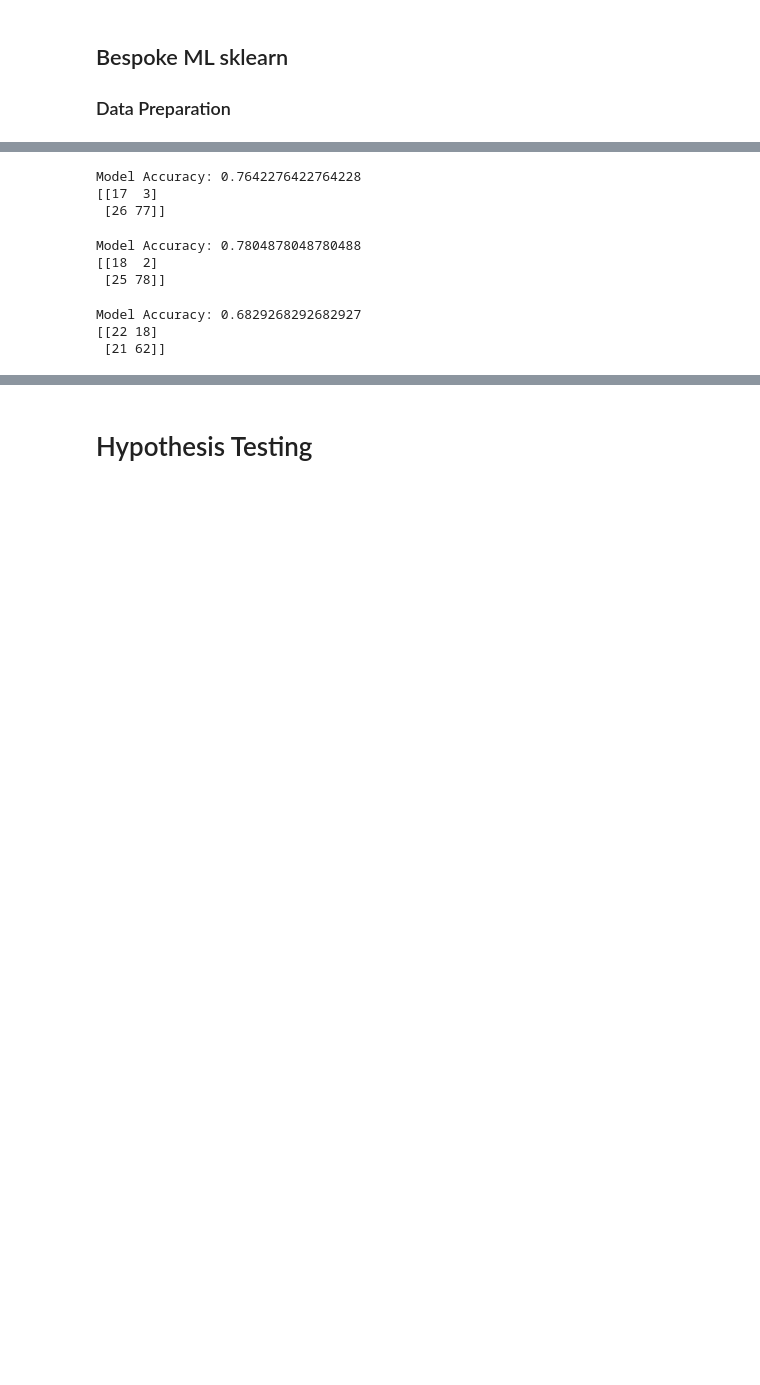
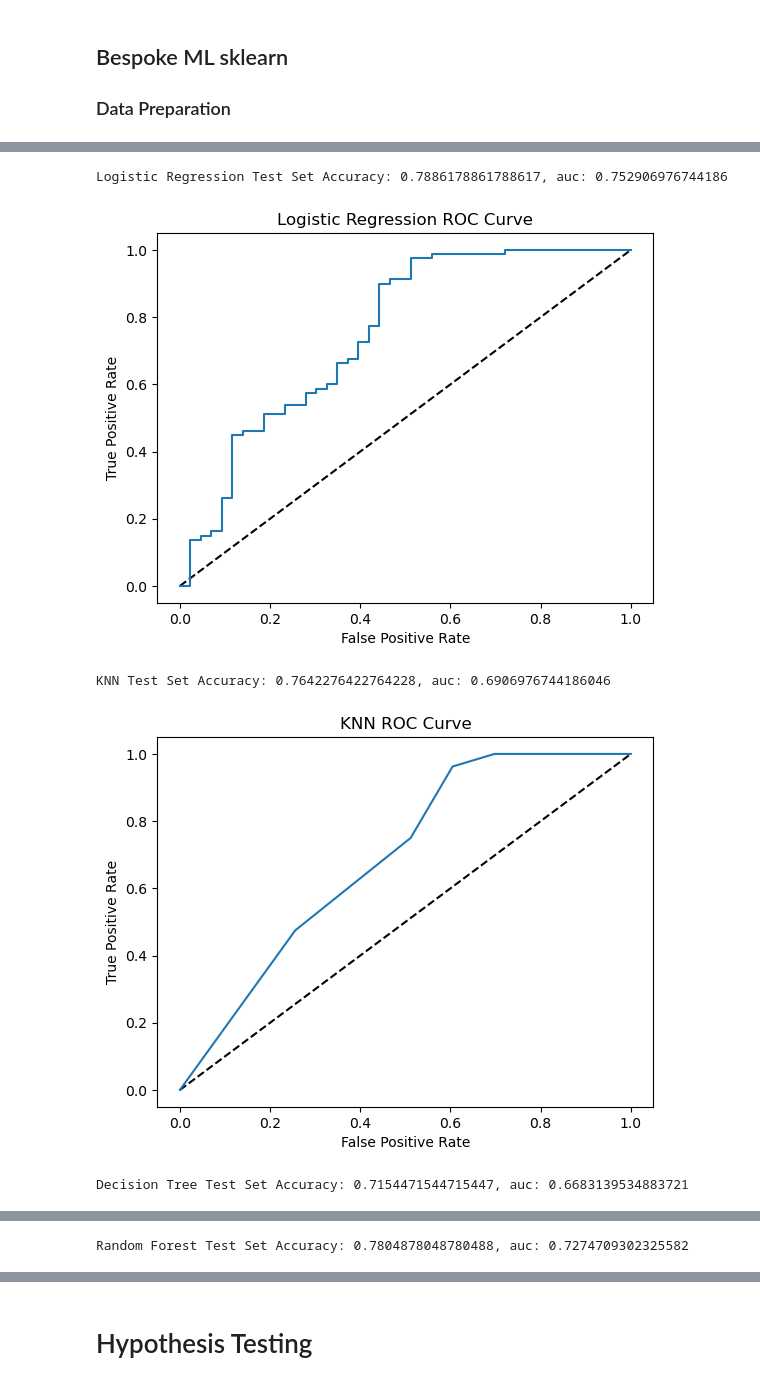
Before and after one commit to Rui-Huang-dotcom/Standard-Bank-Virtual-Experience-Programme, a Jupyter notebook: loan.ipynb, the cells around one changed output, grey strips where cells are left out. Saved outputs shown, nothing was run; the diff lists cells and outputs as text; code cells hidden in the pictures; blank space fills up the shorter version.

```diff
--- a/loan.ipynb
+++ b/loan.ipynb
@@ -513,5 +422,5 @@ X_train, X_test, y_train, y_test = train_test_split(X, y, test_size=0.2, random_
 
 ### Scale Here ###
 scaler = StandardScaler()
-X_train = scaler.fit_transform(X_train)
-X_test = scaler.transform(X_test)
+X_train_scaled = scaler.fit_transform(X_train)
+X_test_scaled = scaler.transform(X_test)
@@ -590,48 +427,23 @@ Model Accuracy: 0.7967479674796748
-# %%
-# train
-from sklearn.neighbors import KNeighborsClassifier
-clf = KNeighborsClassifier()
-clf.fit(X_train, y_train)
-
-# predict
-predictions_clf = clf.predict(X_test)
-
-print('Model Accuracy:', accuracy_score(predictions_clf, y_test))
-
-print(confusion_matrix(predictions_clf, y_test))
-# %% [output]
-Model Accuracy: 0.7642276422764228
-[[17  3]
- [26 77]]
-# %%
-# train
-from sklearn.ensemble import RandomForestClassifier
-clf = RandomForestClassifier()
-clf.fit(X_train, y_train)
-
-# predict
-predictions_clf = clf.predict(X_test)
-
-print('Model Accuracy:', accuracy_score(predictions_clf, y_test))
-
-print(confusion_matrix(predictions_clf, y_test))
-# %% [output]
-Model Accuracy: 0.7804878048780488
-[[18  2]
- [25 78]]
-# %%
-# train
-from sklearn import tree
-clf = tree.DecisionTreeClassifier()
-clf.fit(X_train, y_train)
-
-# predict
-predictions_clf = clf.predict(X_test)
-
-print('Model Accuracy:', accuracy_score(predictions_clf, y_test))
-
-print(confusion_matrix(predictions_clf, y_test))
-# %% [output]
-Model Accuracy: 0.6829268292682927
-[[22 18]
- [21 62]]
+# %%
+models = {"Logistic Regression": LogisticRegression(), "KNN": KNeighborsClassifier(),
+          "Decision Tree": DecisionTreeClassifier(),
+         "Random Forest": RandomForestClassifier()}
+
+for name, model in models.items():
+    model.fit(X_train_scaled, y_train)
+    test_score = model.score(X_test_scaled, y_test)
+    auc = roc_auc_score(y_test, model.predict_proba(X_test_scaled)[:, 1])
+    print("{} Test Set Accuracy: {}, auc: {}".format(name, test_score, auc))
+    fpr, tpr, thresholds = roc_curve(y_test, model.predict_proba(X_test_scaled)[:, 1])
+    plt.plot([0, 1], [0, 1], 'k--')
+    plt.plot(fpr, tpr)
+    plt.xlabel('False Positive Rate')
+    plt.ylabel('True Positive Rate')
+    plt.title('{} ROC Curve'.format(name))
+    plt.show()
+# %% [output]
+Logistic Regression Test Set Accuracy: 0.7886178861788617, auc: 0.752906976744186
+[figure, added]
+KNN Test Set Accuracy: 0.7642276422764228, auc: 0.6906976744186046
+[figure, added]
+Decision Tree Test Set Accuracy: 0.7154471544715447, auc: 0.6683139534883721
@@ -637,0 +451 @@ Model Accuracy: 0.6829268292682927
+Random Forest Test Set Accuracy: 0.7804878048780488, auc: 0.7274709302325582
```
Also changed, not shown: parts of 35 cells of this notebook.
